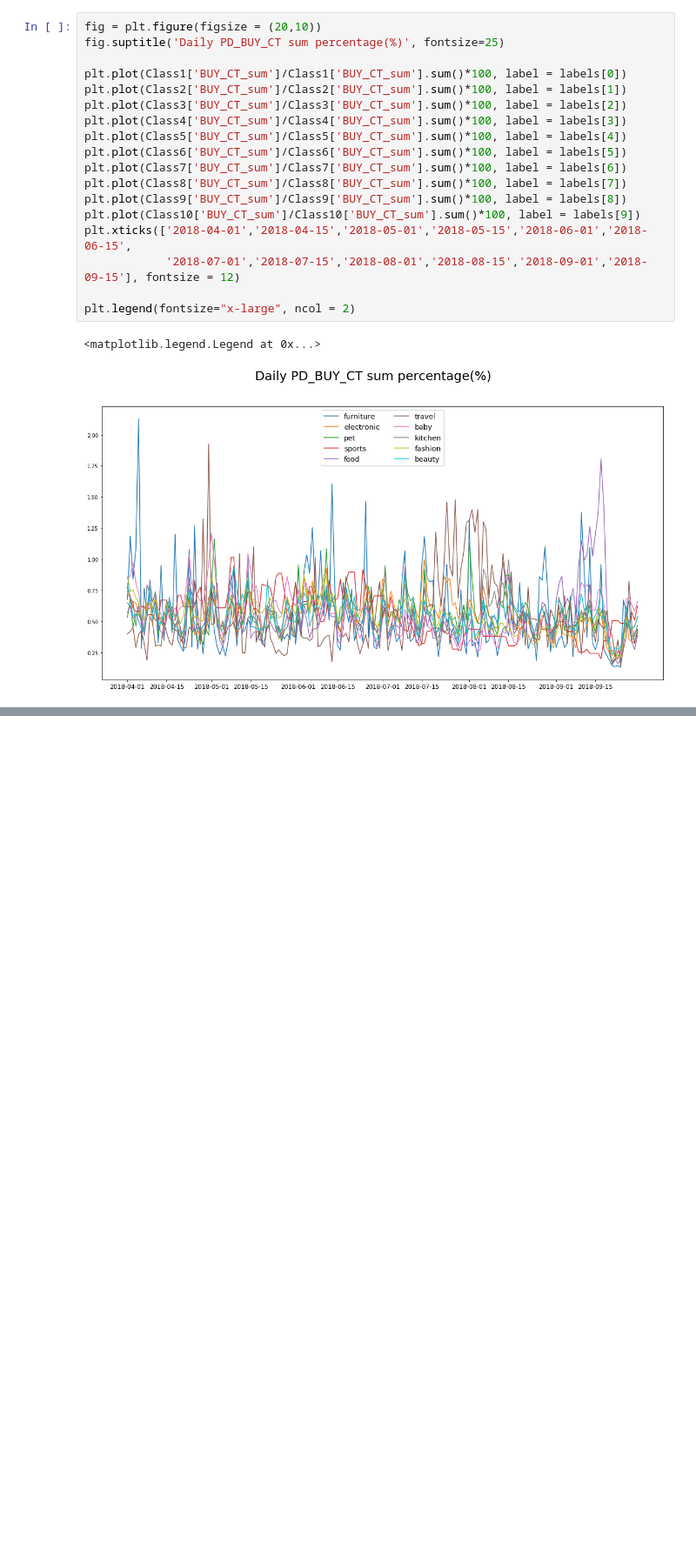
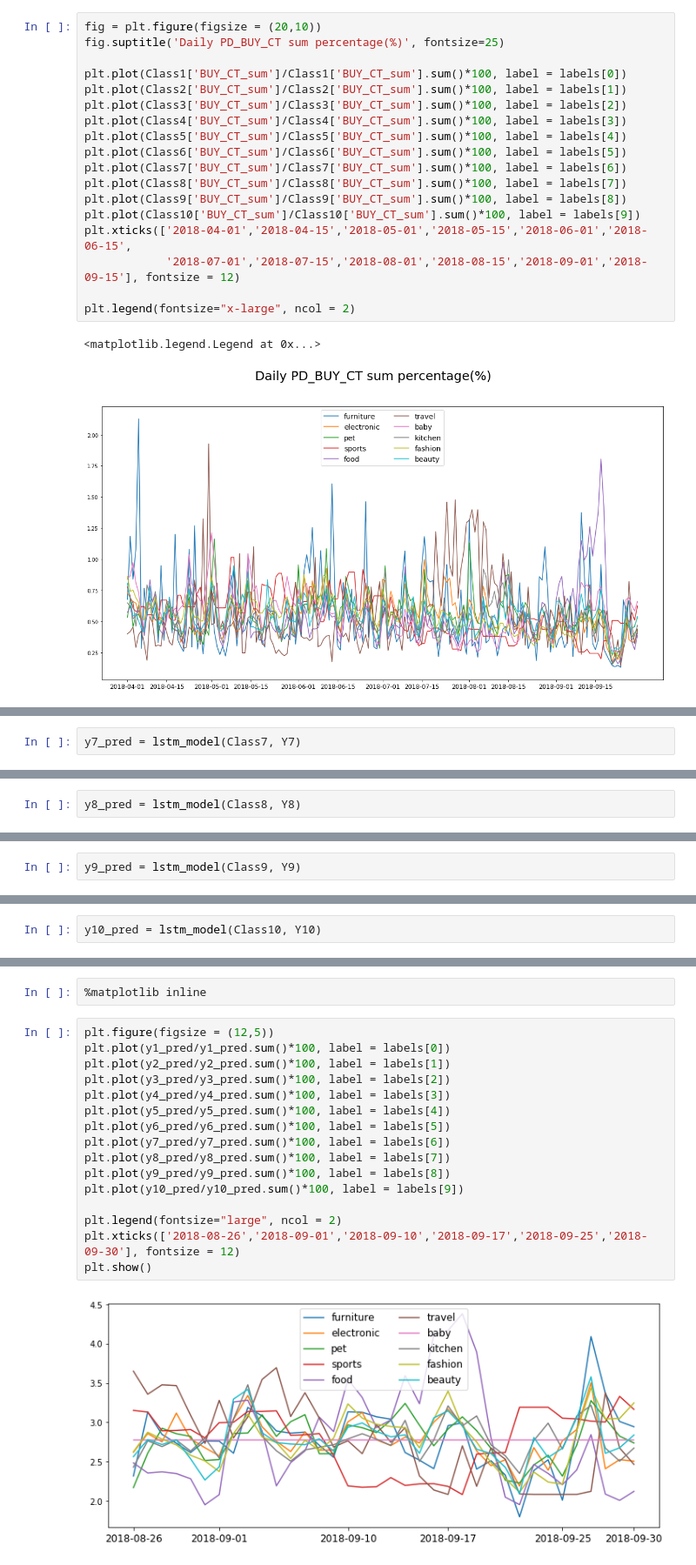
Before and after one commit to miniii222/-5th-L.point_bigdata_competiton, a Jupyter notebook: modeling/trend_prediction_total.ipynb, the cells around one changed output, grey strips where cells are left out. Shown at 87% size. Drawn from its saved outputs; the diff is of its cells as text; blank space fills up the shorter version.

```diff
--- a/modeling/trend_prediction_total.ipynb
+++ b/modeling/trend_prediction_total.ipynb
@@ -183,0 +522,2 @@ plt.legend(fontsize="x-large", ncol = 2)
+# %%
+y7_pred = lstm_model(Class7, Y7)
@@ -183,0 +542,2 @@ plt.legend(fontsize="x-large", ncol = 2)
+# %%
+y8_pred = lstm_model(Class8, Y8)
@@ -183,0 +562,2 @@ plt.legend(fontsize="x-large", ncol = 2)
+# %%
+y9_pred = lstm_model(Class9, Y9)
@@ -183,0 +582,2 @@ plt.legend(fontsize="x-large", ncol = 2)
+# %%
+y10_pred = lstm_model(Class10, Y10)
@@ -183,0 +621,20 @@ plt.legend(fontsize="x-large", ncol = 2)
+# %%
+%matplotlib inline
+# %%
+plt.figure(figsize = (12,5))
+plt.plot(y1_pred/y1_pred.sum()*100, label = labels[0])
+plt.plot(y2_pred/y2_pred.sum()*100, label = labels[1])
+plt.plot(y3_pred/y3_pred.sum()*100, label = labels[2])
+plt.plot(y4_pred/y4_pred.sum()*100, label = labels[3])
+plt.plot(y5_pred/y5_pred.sum()*100, label = labels[4])
+plt.plot(y6_pred/y6_pred.sum()*100, label = labels[5])
+plt.plot(y7_pred/y7_pred.sum()*100, label = labels[6])
+plt.plot(y8_pred/y8_pred.sum()*100, label = labels[7])
+plt.plot(y9_pred/y9_pred.sum()*100, label = labels[8])
+plt.plot(y10_pred/y10_pred.sum()*100, label = labels[9])
+
+plt.legend(fontsize="large", ncol = 2)
+plt.xticks(['2018-08-26','2018-09-01','2018-09-10','2018-09-17','2018-09-25','2018-09-30'], fontsize = 12)
+plt.show()
+# %% [output]
+[figure, added]
```
Also changed, not shown: parts of 44 cells of this notebook.
